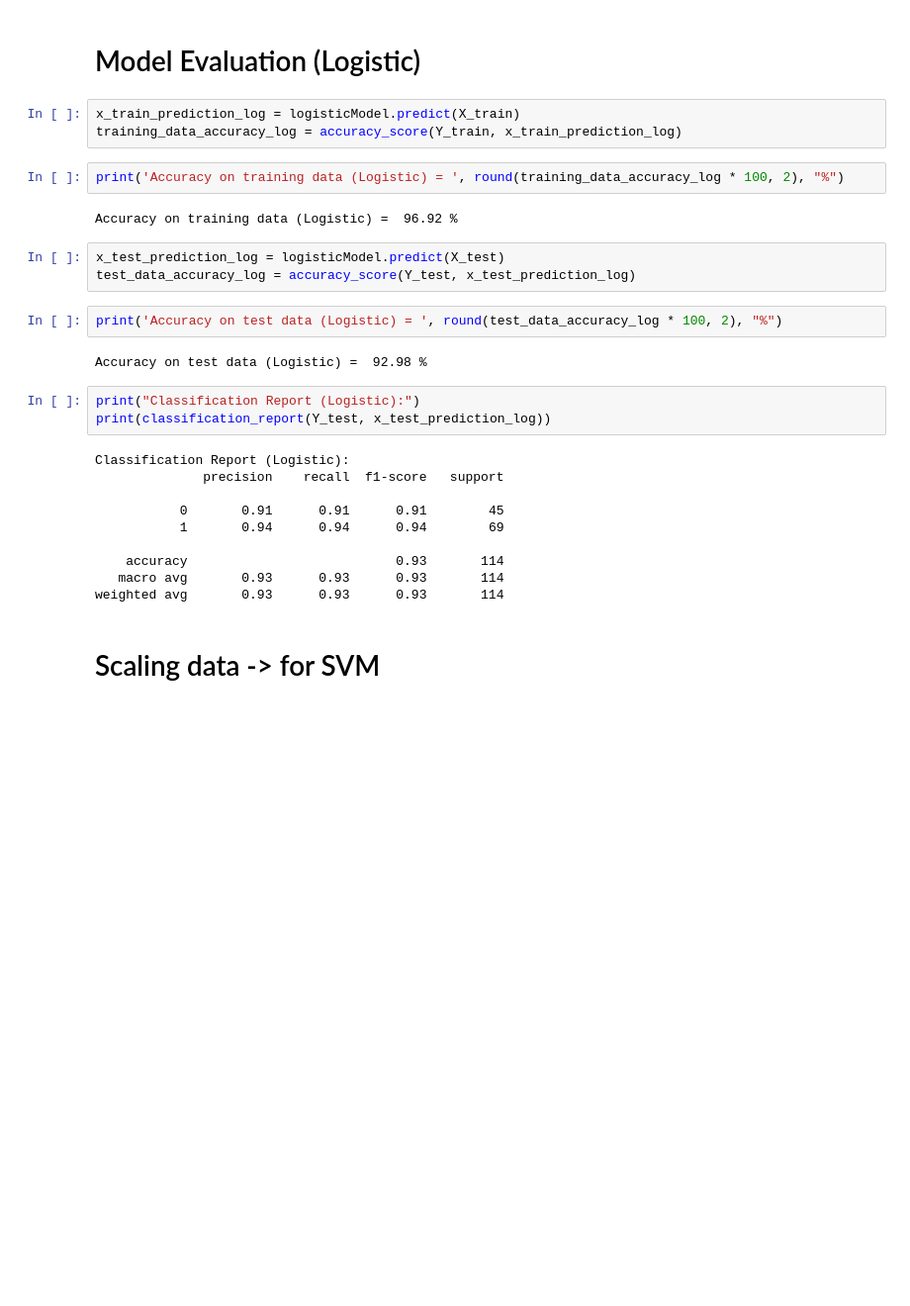
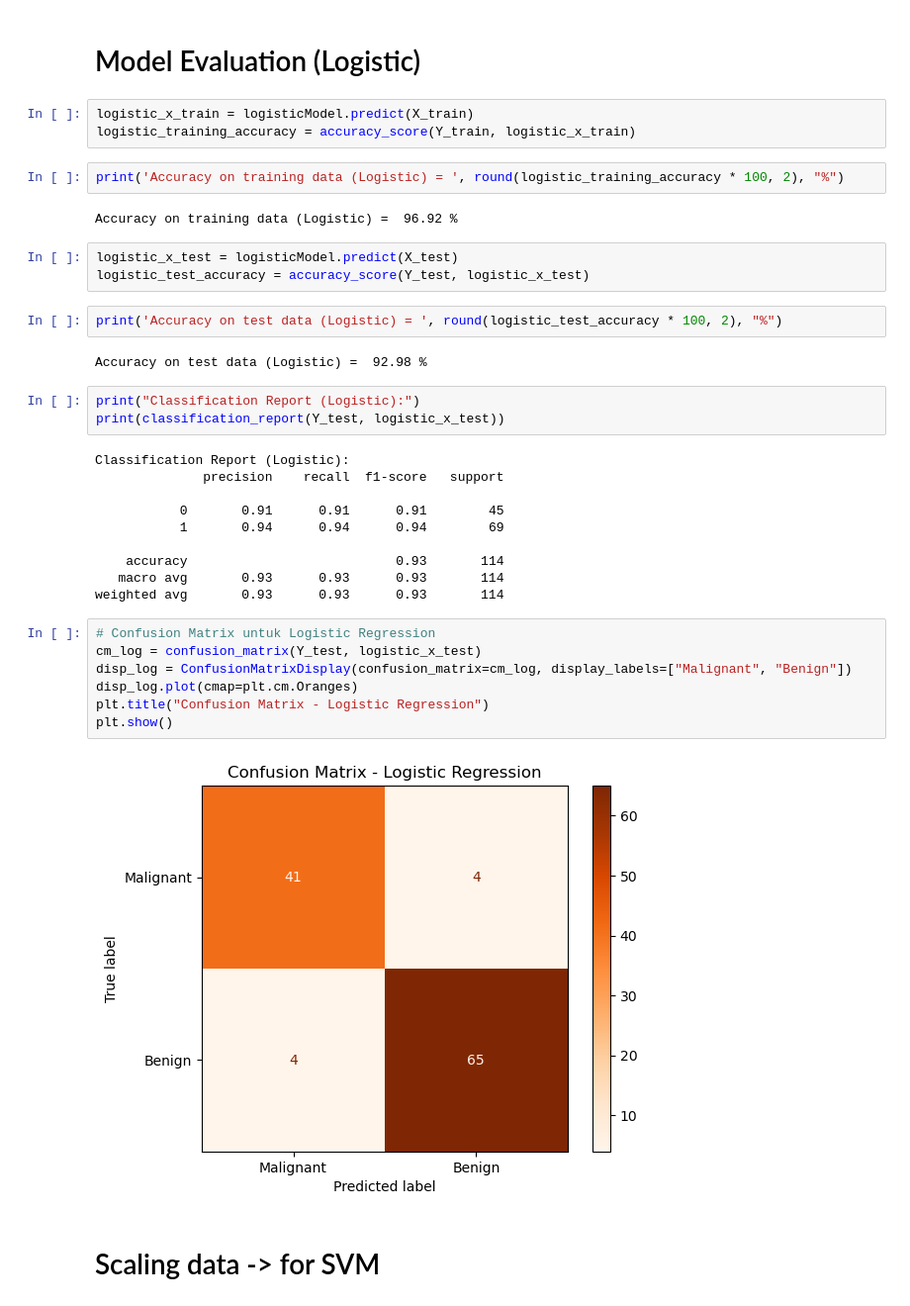
Before and after one commit to leonardwgk/Breast-Cancer-Detection, a Jupyter notebook: breastCancerDetection.ipynb, the cells around one changed output. Shown at 99% size. Drawn from its saved outputs; the diff is of its cells as text; blank space fills up the shorter version.

```diff
--- a/breastCancerDetection.ipynb
+++ b/breastCancerDetection.ipynb
@@ -196,22 +197,22 @@ LogisticRegression(max_iter=10000)
 # %% [markdown]
 # Model Evaluation (Logistic)
 # %%
-x_train_prediction_log = logisticModel.predict(X_train)
-training_data_accuracy_log = accuracy_score(Y_train, x_train_prediction_log)
+logistic_x_train = logisticModel.predict(X_train)
+logistic_training_accuracy = accuracy_score(Y_train, logistic_x_train)
 # %%
-print('Accuracy on training data (Logistic) = ', round(training_data_accuracy_log * 100, 2), "%")
+print('Accuracy on training data (Logistic) = ', round(logistic_training_accuracy * 100, 2), "%")
 # %% [output]
 Accuracy on training data (Logistic) =  96.92 %
 # %%
-x_test_prediction_log = logisticModel.predict(X_test)
-test_data_accuracy_log = accuracy_score(Y_test, x_test_prediction_log)
+logistic_x_test = logisticModel.predict(X_test)
+logistic_test_accuracy = accuracy_score(Y_test, logistic_x_test)
 # %%
-print('Accuracy on test data (Logistic) = ', round(test_data_accuracy_log * 100, 2), "%")
+print('Accuracy on test data (Logistic) = ', round(logistic_test_accuracy * 100, 2), "%")
 # %% [output]
 Accuracy on test data (Logistic) =  92.98 %
 # %%
 print("Classification Report (Logistic):")
-print(classification_report(Y_test, x_test_prediction_log))
+print(classification_report(Y_test, logistic_x_test))
 # %% [output]
 Classification Report (Logistic):
               precision    recall  f1-score   support
@@ -222,6 +223,15 @@ Classification Report (Logistic):
     accuracy                           0.93       114
    macro avg       0.93      0.93      0.93       114
 weighted avg       0.93      0.93      0.93       114
+# %%
+# Confusion Matrix untuk Logistic Regression
+cm_log = confusion_matrix(Y_test, logistic_x_test)
+disp_log = ConfusionMatrixDisplay(confusion_matrix=cm_log, display_labels=["Malignant", "Benign"])
+disp_log.plot(cmap=plt.cm.Oranges)
+plt.title("Confusion Matrix - Logistic Regression")
+plt.show()
+# %% [output]
+[figure, added]
 # %% [markdown]
 # Scaling data -> for SVM
 # %%
```
Also changed, not shown: parts of 15 cells of this notebook, 10 other files.
